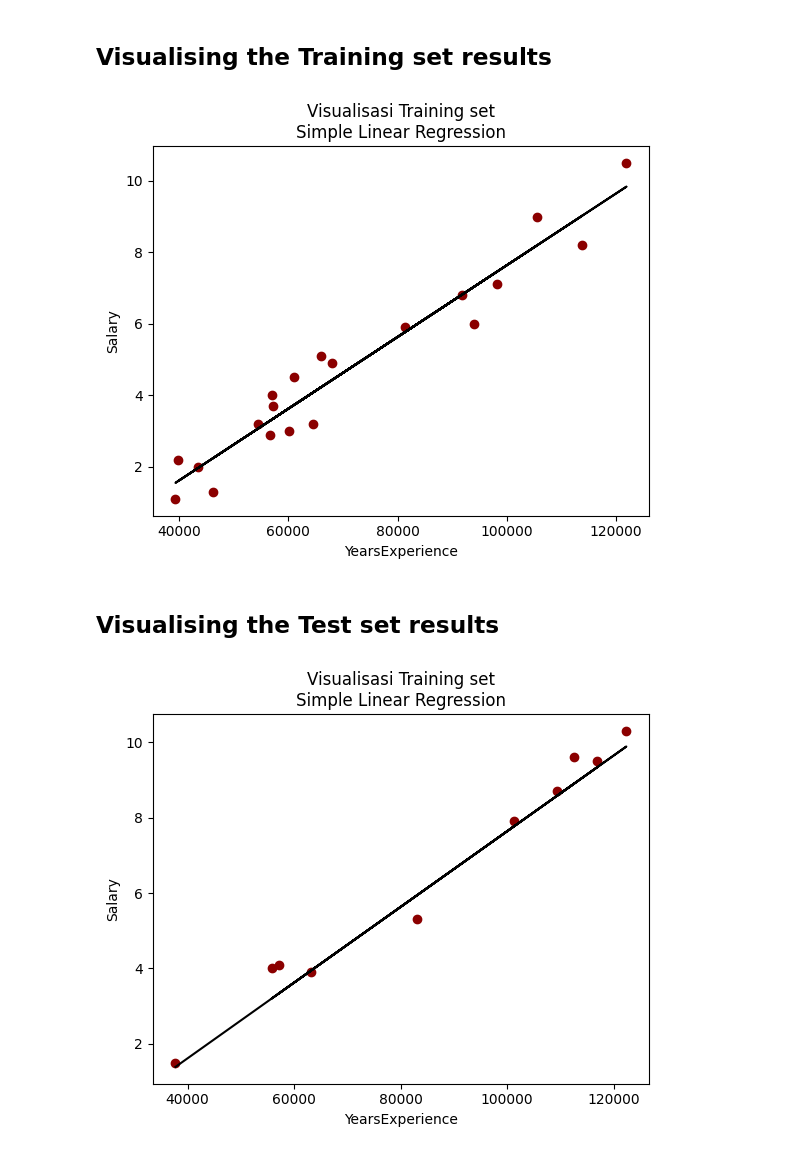
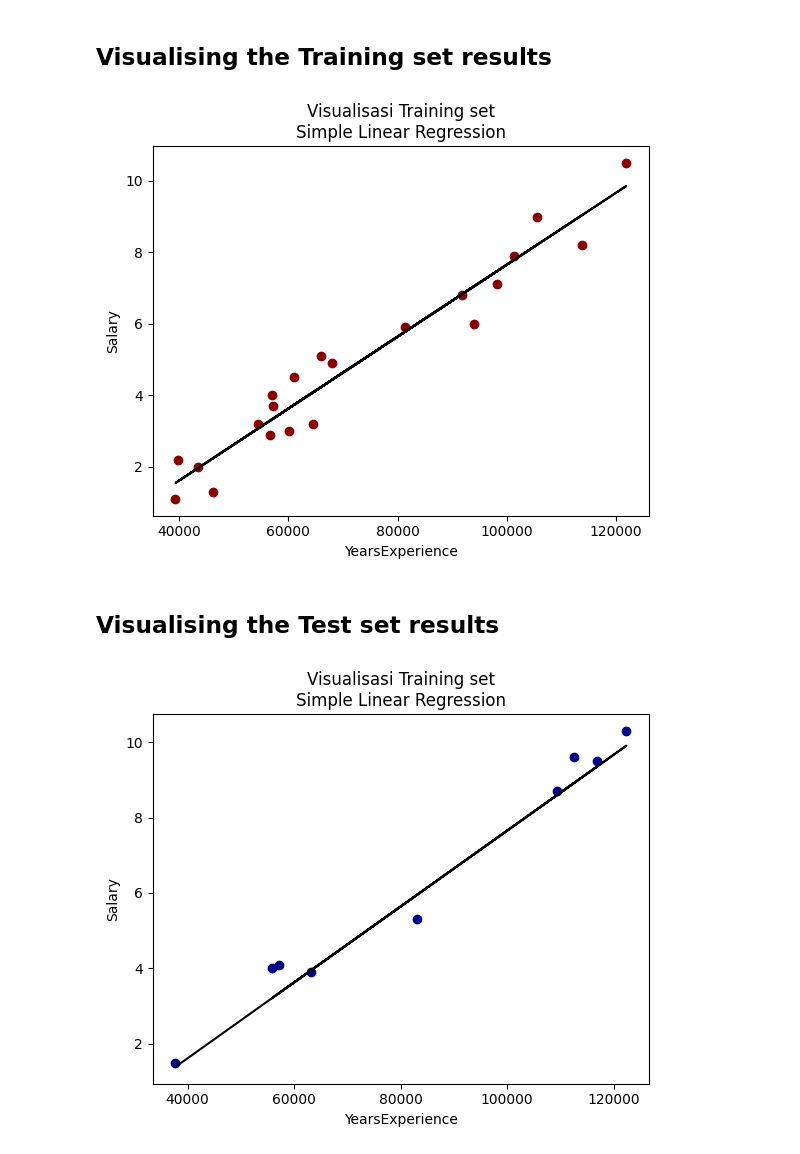
Before and after one commit to miuddinsyah/Assignment-Week-1-Machine-Learning, a Jupyter notebook: Regression Model Simple Linear Regression.ipynb, the cells around one changed output. Cells and saved outputs as stored; diff of their text form; code cells hidden in the pictures.

```diff
--- a/Regression Model Simple Linear Regression.ipynb
+++ b/Regression Model Simple Linear Regression.ipynb
@@ -60,7 +60,7 @@ y[:5]
 - **`X_train`** dan **`y_train`**: Data yang digunakan untuk melatih model.
 - **`X_test`** dan **`y_test`**: Data yang digunakan untuk menguji model.
 # %%
-X_train, X_test, y_train, y_test = train_test_split(X, y, test_size = 1/3, random_state = 0)
+X_train, X_test, y_train, y_test = train_test_split(X, y, test_size = 0.3, random_state = 0)
 # %% [markdown]
 
 ## Training the Simple Linear Regression model on the Training set
@@ -101,10 +100,10 @@ def plot_decision_regression(X, y, wrndot, wrnlinear, title):
 # %%
 plot_decision_regression(X_train,y_train,wrndot="darkred",wrnlinear="black",title="Visualisasi Training set\nSimple Linear Regression")
 # %% [output]
-[figure, old version]
+[figure, new version]
 # %% [markdown]
 ## Visualising the Test set results
 # %%
-plot_decision_regression(X_test, y_test,wrndot="darkred",wrnlinear="black",title="Visualisasi Training set\nSimple Linear Regression")
+plot_decision_regression(X_test, y_test,wrndot="darkblue",wrnlinear="black",title="Visualisasi Training set\nSimple Linear Regression")
 # %% [output]
-[figure, old version]
+[figure, new version]
```
Also changed, not shown: parts of 4 cells of this notebook, 1 other file.
